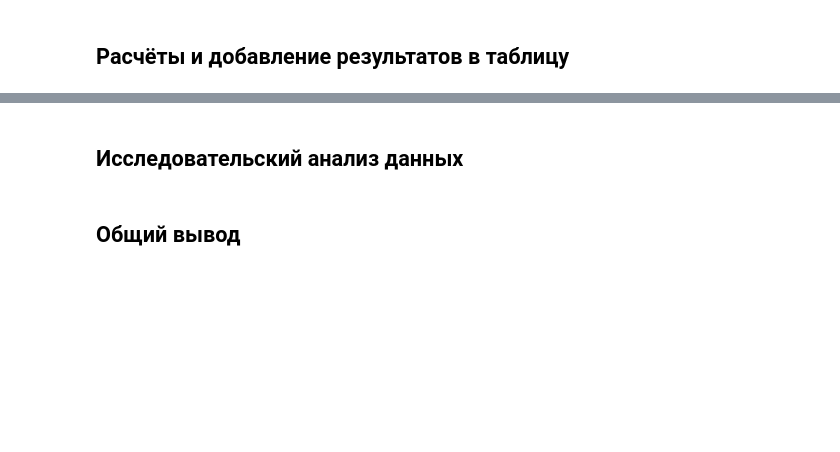
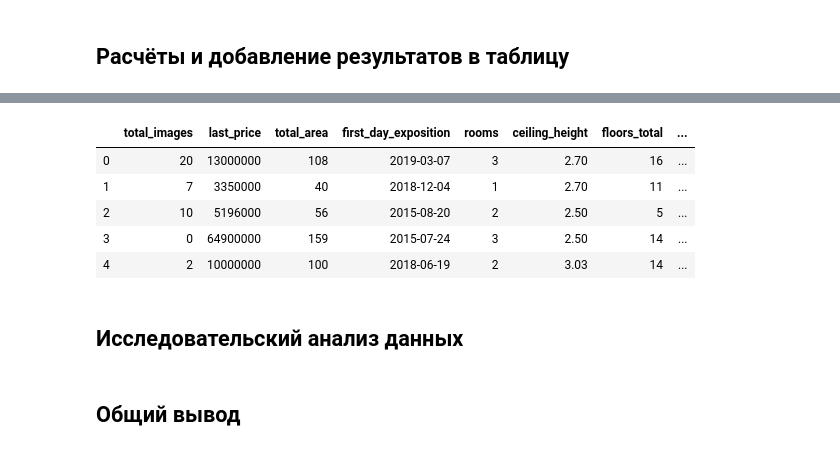
Before and after one commit to mazor86/praktikum_data_science, a Jupyter notebook: sprint_04/mazor86_sprint_04.ipynb, the cells around one changed output, grey strips where cells are left out. Drawn from its saved outputs; the diff is of its cells as text; code cells hidden in the pictures; blank space fills up the shorter version.

```diff
--- a/sprint_04/mazor86_sprint_04.ipynb
+++ b/sprint_04/mazor86_sprint_04.ipynb
@@ -826,0 +850,11 @@ Name: first_day_exposition, dtype: datetime64[ns]
+# %%
+data['year'] = data['first_day_exposition'].dt.year
+# %%
+data['living_area_ratio'] = (data['living_area'] / data['total_area'])
+# %%
+data['kitchen_area_ratio'] = data['kitchen_area'] / data['total_area']
+# %%
+pd.set_option('display.precision', 2)
+data[[
+    'first_day_exposition', 'month', 'year', 'day_of_week',
+    'price_per_meter', 'living_area_ratio', 'kitchen_area_ratio']].head()
@@ -827,3 +868,12 @@ Name: first_day_exposition, dtype: datetime64[ns]
+# %%
+data.head()
+# %% [output]
+|  | total_images | last_price | total_area | first_day_exposition | rooms | ceiling_height | floors_total | ... |
+| 0 | 20 | 13000000 | 108 | 2019-03-07 | 3 | 2.70 | 16 | ... |
+| 1 | 7 | 3350000 | 40 | 2018-12-04 | 1 | 2.70 | 11 | ... |
+| 2 | 10 | 5196000 | 56 | 2015-08-20 | 2 | 2.50 | 5 | ... |
+| 3 | 0 | 64900000 | 159 | 2015-07-24 | 3 | 2.50 | 14 | ... |
+| 4 | 2 | 10000000 | 100 | 2018-06-19 | 2 | 3.03 | 14 | ... |
 # %% [markdown]
 ## Исследовательский анализ данных
 # %% [markdown]
```
Also changed, not shown: parts of 10 cells of this notebook.
